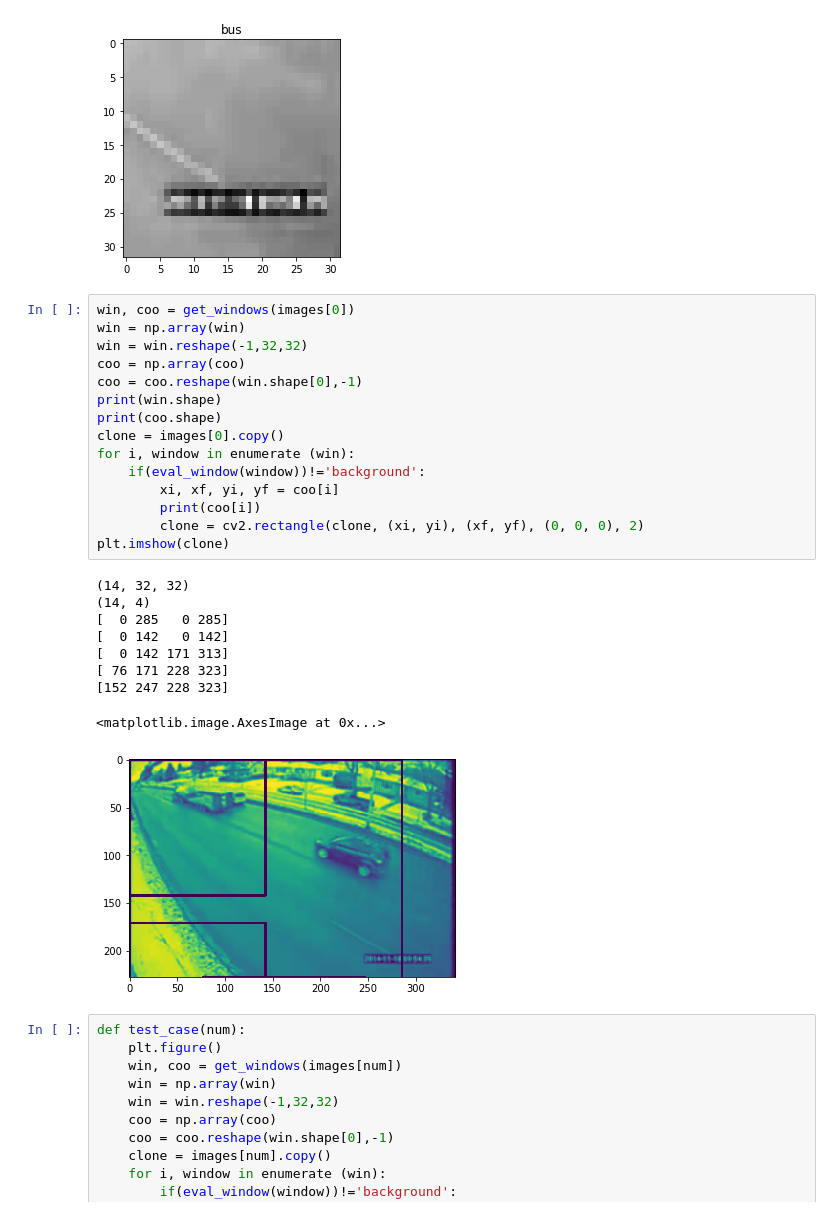
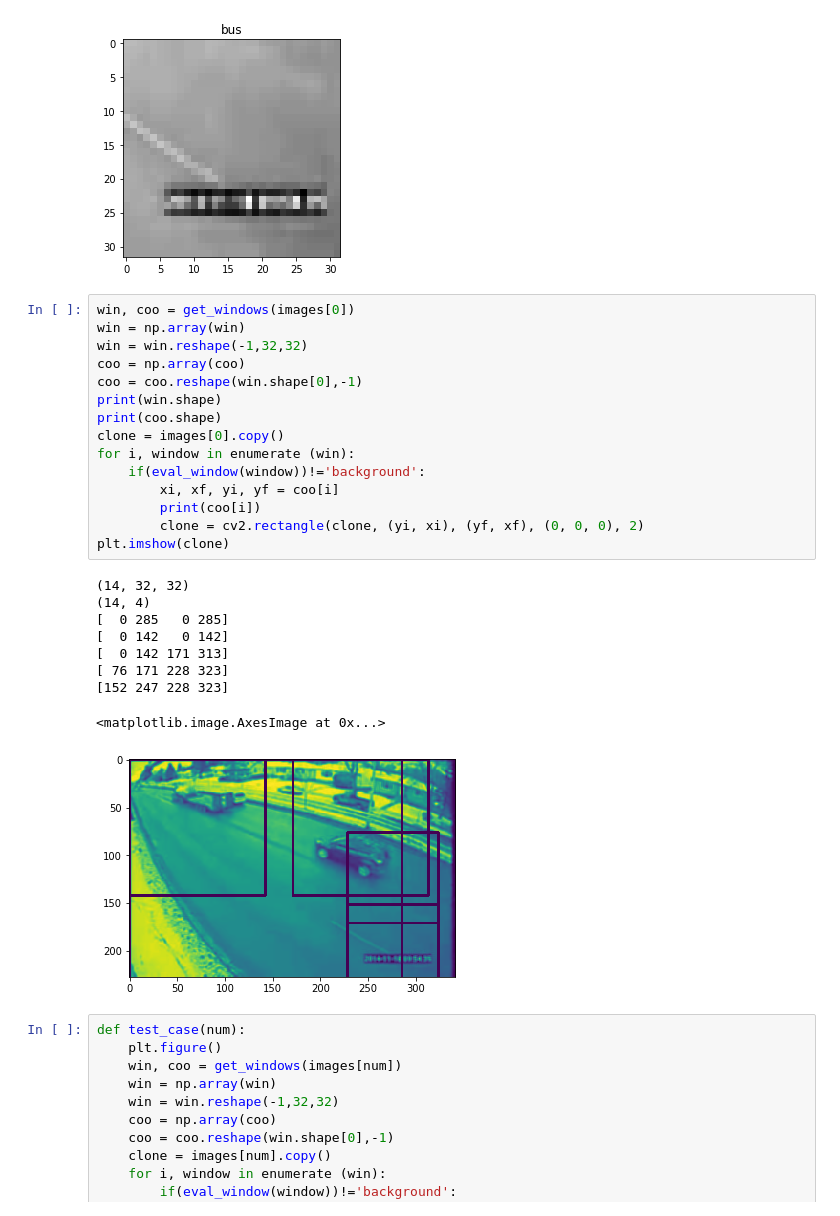
Before and after one commit to bryanjay28/ComputerVisionFinalProject, a Jupyter notebook: object_detection.ipynb, the cells around one changed output. Drawn from its saved outputs; the diff is of its cells as text.

```diff
--- a/object_detection.ipynb
+++ b/object_detection.ipynb
@@ -97,28 +97,28 @@ for window in win:
 # %%
 win, coo = get_windows(images[0])
 win = np.array(win)
 win = win.reshape(-1,32,32)
 coo = np.array(coo)
 coo = coo.reshape(win.shape[0],-1)
 print(win.shape)
 print(coo.shape)
 clone = images[0].copy()
 for i, window in enumerate (win):
     if(eval_window(window))!='background':
         xi, xf, yi, yf = coo[i]
         print(coo[i])
-        clone = cv2.rectangle(clone, (xi, yi), (xf, yf), (0, 0, 0), 2)
+        clone = cv2.rectangle(clone, (yi, xi), (yf, xf), (0, 0, 0), 2)
 plt.imshow(clone)
 # %% [output]
 (14, 32, 32)
 (14, 4)
 [  0 285   0 285]
 [  0 142   0 142]
 [  0 142 171 313]
 [ 76 171 228 323]
 [152 247 228 323]
 <matplotlib.image.AxesImage at 0x...>
-[figure, old version]
+[figure, new version]
 # %%
 def test_case(num):
     plt.figure()
```
Also changed, not shown: parts of 2 cells of this notebook.
